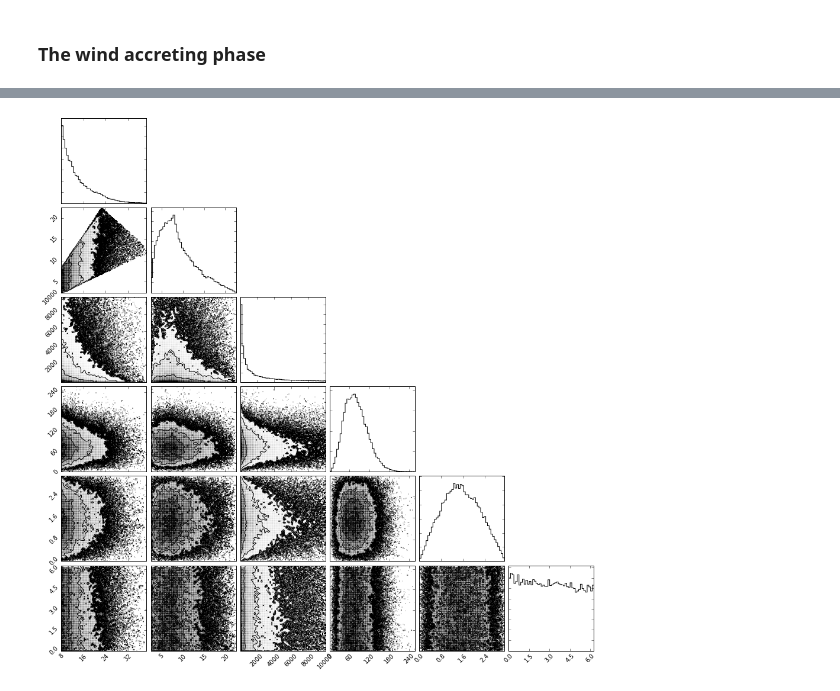
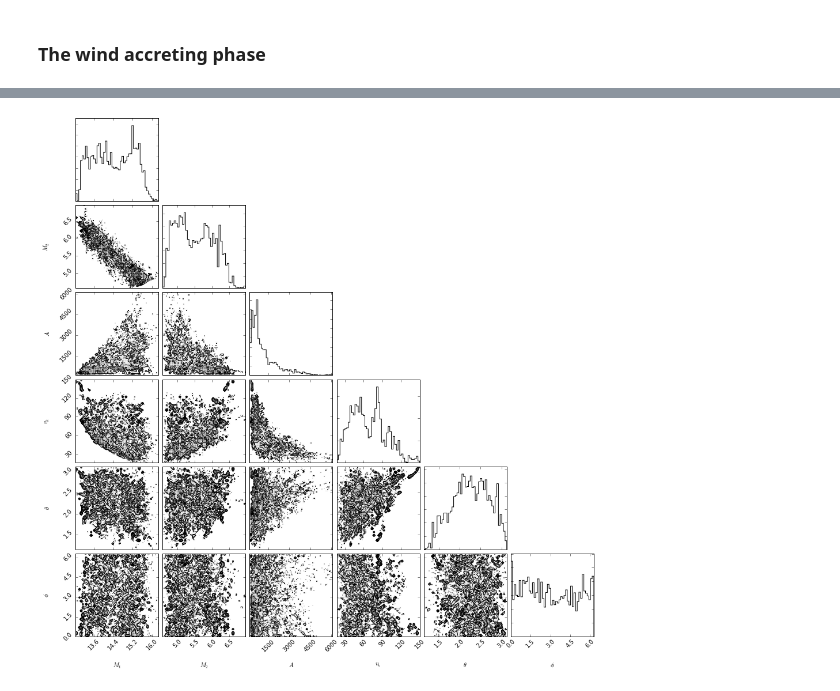
Before and after one commit to astroJeff/XRB, a Jupyter notebook: notebooks/MCMC XRB.ipynb, the cells around one changed output, grey strips where cells are left out. Cells and saved outputs as stored; diff of their text form; code cells hidden in the pictures.

Commit message:
Updated MCMC notebook

```diff
--- a/notebooks/MCMC XRB.ipynb
+++ b/notebooks/MCMC XRB.ipynb
@@ -26,6 +26,7 @@ Rsun_to_cm = 6.995e10 # Rsun to cm
 AU_to_cm = 1.496e13 # AU to cm
 pc_to_cm = 3.086e18 # parsec to cm
 yr_to_sec = 31557600.0 # Sec in yr
+asec_to_rad = 4.84814e-6 # Arcsec to radians
 
 M_0 = 0.073 # in Msun
 xi = 0.704
@@ -298,6 +304,9 @@ def ln_priors(y):
     M2_c = M1 + M2 - 0.073 * np.power(M1, 1.0/0.704)
     if M2_c > max_mass or M2_c < min_mass: return -np.inf
 
+    # M1 must be massive enough to evolve off the MS by t_obs
+    if func_sse_tmax(M1) > t_obs: return -np.inf
+
     # Add a prior so the effective time remains bounded
     t_eff_obs = func_get_time(M1, M2, t_obs)
     if t_eff_obs < 0.0: return -np.inf
@@ -319,36 +314,0 @@ def ln_posterior(x, args):
-# %%
-# This function runs emcee
-def run_emcee(M2_d, L_x, theta_proj, t_obs):
-
-    nwalkers = 32
-    args = [[M2_d, L_x, theta_proj, t_obs]]
-
-    sampler = emcee.EnsembleSampler(nwalkers=nwalkers, dim=6, lnpostfn=ln_posterior, args=args)
-
-    # Initial values
-    M1_start = 30.0
-    M2_start = 4.0
-    A_start = 1.0e3
-    v_k_start = 20.0
-    theta_start = 0.8*np.pi
-    phi_start = 0.2*np.pi
-    x0 = [M1_start, M2_start, A_start, v_k_start, theta_start, phi_start]
-
-    p0 = np.zeros((nwalkers,6))
-    p0[:,0] = np.random.normal(M1_start, 1.0, size=nwalkers) # M1
-    p0[:,1] = np.random.normal(M2_start, 1.0, size=nwalkers) # M2
-    p0[:,2] = np.random.normal(A_start, 100.0, size=nwalkers) # A
-    p0[:,3] = np.random.normal(v_k_start, 10.0, size=nwalkers) # v_k
-    p0[:,4] = np.random.normal(theta_start, 0.2, size=nwalkers) # theta
-    p0[:,5] = np.random.normal(phi_start, 0.2, size=nwalkers) # phi
-
-
-    # Burn-in
-    pos,prob,state = sampler.run_mcmc(p0, N=1000)
-
-
-    # Full run
-    sampler.reset()
-    pos,prob,state = sampler.run_mcmc(pos, N=10000)
-
-    return sampler
@@ -355,2 +535,2 @@ def run_emcee(M2_d, L_x, theta_proj, t_obs):
 # %%
-sampler = run_emcee(8.0, 1.0e30, 0.001, 50.0)
+sampler = run_emcee(16.5, 1.0e30, 2.0*asec_to_rad, 20.0, nburn=1000, nsteps=1000)
@@ -357,14 +556,15 @@ sampler = run_emcee(8.0, 1.0e30, 0.001, 50.0)
 # %%
 # M1_out = sampler.flatchain.T[0]
 # M2_out = sampler.flatchain.T[1]
 # A_out = sampler.flatchain.T[2]
 # v_k_out = sampler.flatchain.T[3]
 # theta_out = sampler.flatchain.T[4]
 # phi_out = sampler.flatchain.T[5]
 
-fig = triangle.corner(sampler.flatchain)
+labels = [r"$M_1$", r"$M_2$", r"$A$", r"$v_k$", r"$\theta$", r"$\phi$"]
+fig = triangle.corner(sampler.flatchain, labels=labels)
 # %% [output]
-[figure, old version]
+[figure, new version]
 # %%
 for i in range(sampler.dim):
     plt.figure()
```
Also changed, not shown: parts of 16 cells of this notebook.
